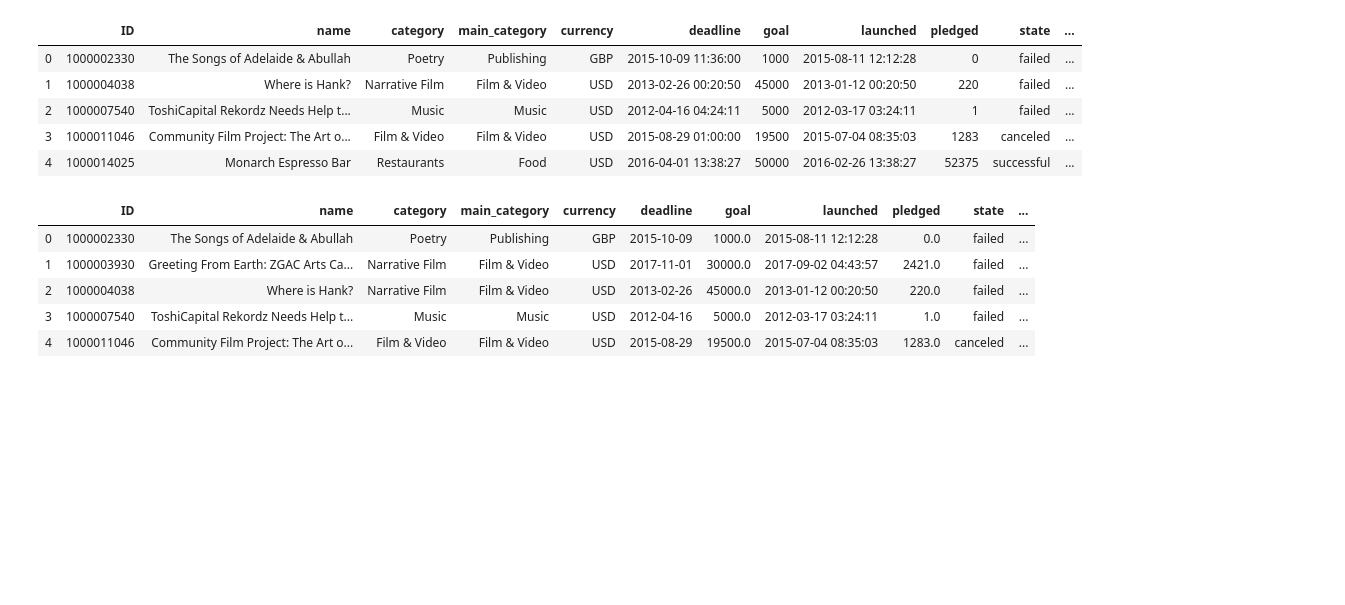
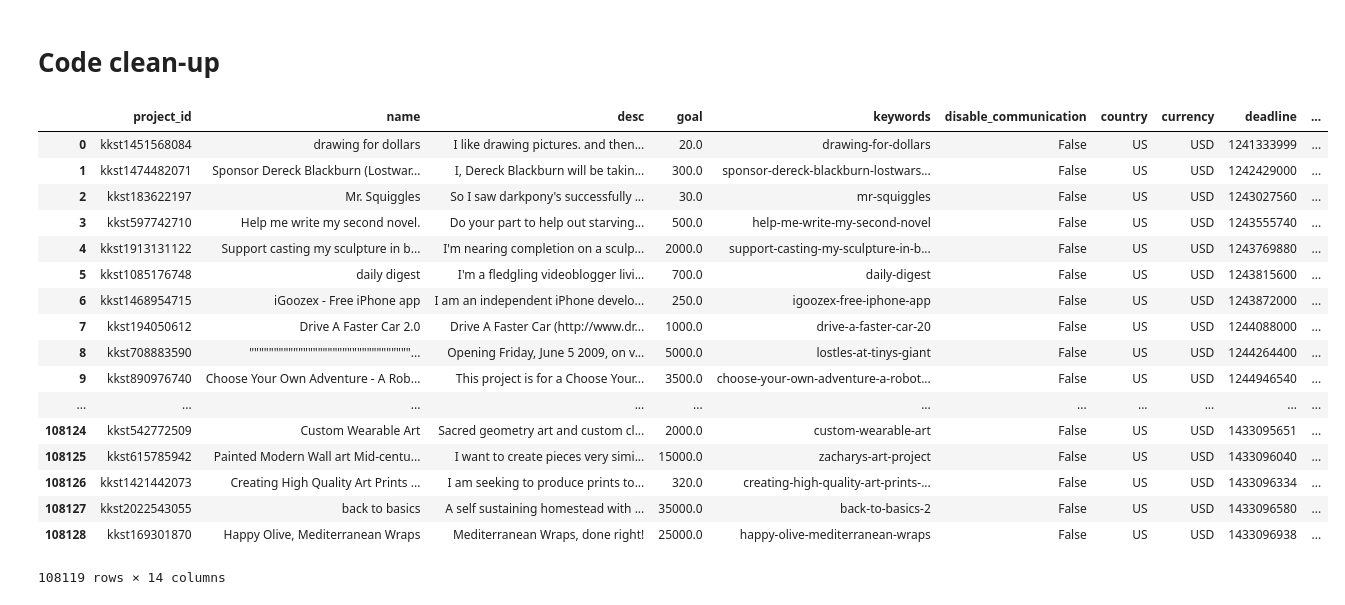
Before and after one commit to RDAxRoadkill/ML-Assesment, a Jupyter notebook: Learning.ipynb, the cells around one changed output. Drawn from its saved outputs; the diff is of its cells as text; code cells hidden in the pictures; blank space fills up the shorter version.

```diff
--- a/Learning.ipynb
+++ b/Learning.ipynb
@@ -13,20 +13,26 @@ kickstarter_2018 = pd.read_csv('./data/ks-projects-201801.csv')
-# %%
-#2016 check
-kickstarter_2016.head()
-# %% [output]
-|  | ID | name | category | main_category | currency | deadline | goal | launched | pledged | state | ... |
-| 0 | 1000002330 | The Songs of Adelaide & Abullah | Poetry | Publishing | GBP | 2015-10-09 11:36:00 | 1000 | 2015-08-11 12:12:28 | 0 | failed | ... |
-| 1 | 1000004038 | Where is Hank? | Narrative Film | Film & Video | USD | 2013-02-26 00:20:50 | 45000 | 2013-01-12 00:20:50 | 220 | failed | ... |
-| 2 | 1000007540 | ToshiCapital Rekordz Needs Help t... | Music | Music | USD | 2012-04-16 04:24:11 | 5000 | 2012-03-17 03:24:11 | 1 | failed | ... |
-| 3 | 1000011046 | Community Film Project: The Art o... | Film & Video | Film & Video | USD | 2015-08-29 01:00:00 | 19500 | 2015-07-04 08:35:03 | 1283 | canceled | ... |
-| 4 | 1000014025 | Monarch Espresso Bar | Restaurants | Food | USD | 2016-04-01 13:38:27 | 50000 | 2016-02-26 13:38:27 | 52375 | successful | ... |
-# %%
-#2018 check
-kickstarter_2018.head()
-# %% [output]
-|  | ID | name | category | main_category | currency | deadline | goal | launched | pledged | state | ... |
-| 0 | 1000002330 | The Songs of Adelaide & Abullah | Poetry | Publishing | GBP | 2015-10-09 | 1000.0 | 2015-08-11 12:12:28 | 0.0 | failed | ... |
-| 1 | 1000003930 | Greeting From Earth: ZGAC Arts Ca... | Narrative Film | Film & Video | USD | 2017-11-01 | 30000.0 | 2017-09-02 04:43:57 | 2421.0 | failed | ... |
-| 2 | 1000004038 | Where is Hank? | Narrative Film | Film & Video | USD | 2013-02-26 | 45000.0 | 2013-01-12 00:20:50 | 220.0 | failed | ... |
-| 3 | 1000007540 | ToshiCapital Rekordz Needs Help t... | Music | Music | USD | 2012-04-16 | 5000.0 | 2012-03-17 03:24:11 | 1.0 | failed | ... |
-| 4 | 1000011046 | Community Film Project: The Art o... | Film & Video | Film & Video | USD | 2015-08-29 | 19500.0 | 2015-07-04 08:35:03 | 1283.0 | canceled | ... |
+# %% [markdown]
+# Code clean-up
+# %%
+kickstarters_2018 = pd.read_csv('data/train.csv')
+# %%
+#Drop useless data
+kickstarters_2018.dropna()
+# %% [output]
+|  | project_id | name | desc | goal | keywords | disable_communication | country | currency | deadline | ... |
+| 0 | kkst1451568084 | drawing for dollars | I like drawing pictures. and then... | 20.0 | drawing-for-dollars | False | US | USD | 1241333999 | ... |
+| 1 | kkst1474482071 | Sponsor Dereck Blackburn (Lostwar... | I, Dereck Blackburn will be takin... | 300.0 | sponsor-dereck-blackburn-lostwars... | False | US | USD | 1242429000 | ... |
+| 2 | kkst183622197 | Mr. Squiggles | So I saw darkpony's successfully ... | 30.0 | mr-squiggles | False | US | USD | 1243027560 | ... |
+| 3 | kkst597742710 | Help me write my second novel. | Do your part to help out starving... | 500.0 | help-me-write-my-second-novel | False | US | USD | 1243555740 | ... |
+| 4 | kkst1913131122 | Support casting my sculpture in b... | I'm nearing completion on a sculp... | 2000.0 | support-casting-my-sculpture-in-b... | False | US | USD | 1243769880 | ... |
+| 5 | kkst1085176748 | daily digest | I'm a fledgling videoblogger livi... | 700.0 | daily-digest | False | US | USD | 1243815600 | ... |
+| 6 | kkst1468954715 | iGoozex - Free iPhone app | I am an independent iPhone develo... | 250.0 | igoozex-free-iphone-app | False | US | USD | 1243872000 | ... |
+| 7 | kkst194050612 | Drive A Faster Car 2.0 | Drive A Faster Car (http://www.dr... | 1000.0 | drive-a-faster-car-20 | False | US | USD | 1244088000 | ... |
+| 8 | kkst708883590 | """""""""""""""""""""""""""""""""... | Opening Friday, June 5 2009, on v... | 5000.0 | lostles-at-tinys-giant | False | US | USD | 1244264400 | ... |
+| 9 | kkst890976740 | Choose Your Own Adventure - A Rob... | This project is for a Choose Your... | 3500.0 | choose-your-own-adventure-a-robot... | False | US | USD | 1244946540 | ... |
+| ... | ... | ... | ... | ... | ... | ... | ... | ... | ... | ... |
+| 108124 | kkst542772509 | Custom Wearable Art | Sacred geometry art and custom cl... | 2000.0 | custom-wearable-art | False | US | USD | 1433095651 | ... |
+| 108125 | kkst615785942 | Painted Modern Wall art Mid-centu... | I want to create pieces very simi... | 15000.0 | zacharys-art-project | False | US | USD | 1433096040 | ... |
+| 108126 | kkst1421442073 | Creating High Quality Art Prints ... | I am seeking to produce prints to... | 320.0 | creating-high-quality-art-prints-... | False | US | USD | 1433096334 | ... |
+| 108127 | kkst2022543055 | back to basics | A self sustaining homestead with ... | 35000.0 | back-to-basics-2 | False | US | USD | 1433096580 | ... |
+| 108128 | kkst169301870 | Happy Olive, Mediterranean Wraps | Mediterranean Wraps, done right! | 25000.0 | happy-olive-mediterranean-wraps | False | US | USD | 1433096938 | ... |
+108119 rows × 14 columns
```
Also changed, not shown: parts of 20 cells of this notebook, 6 other files.
